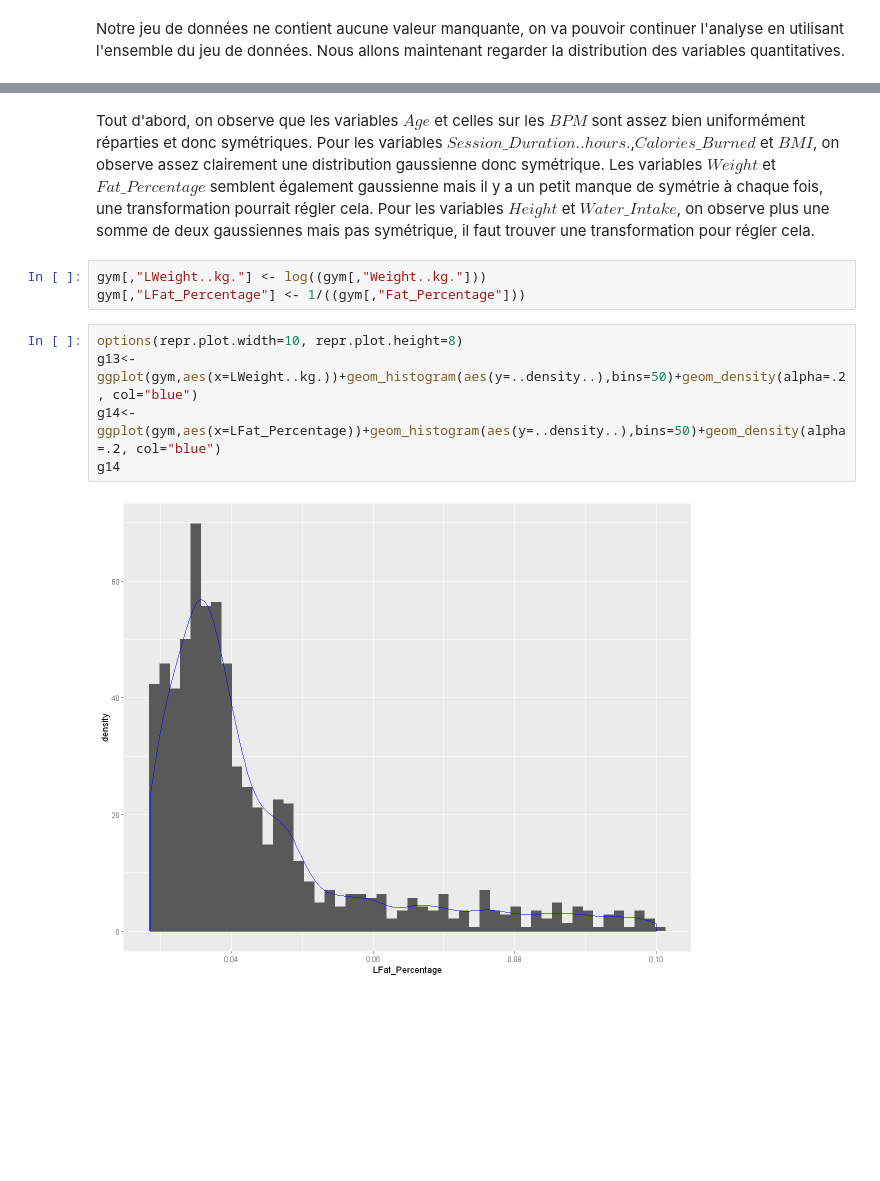
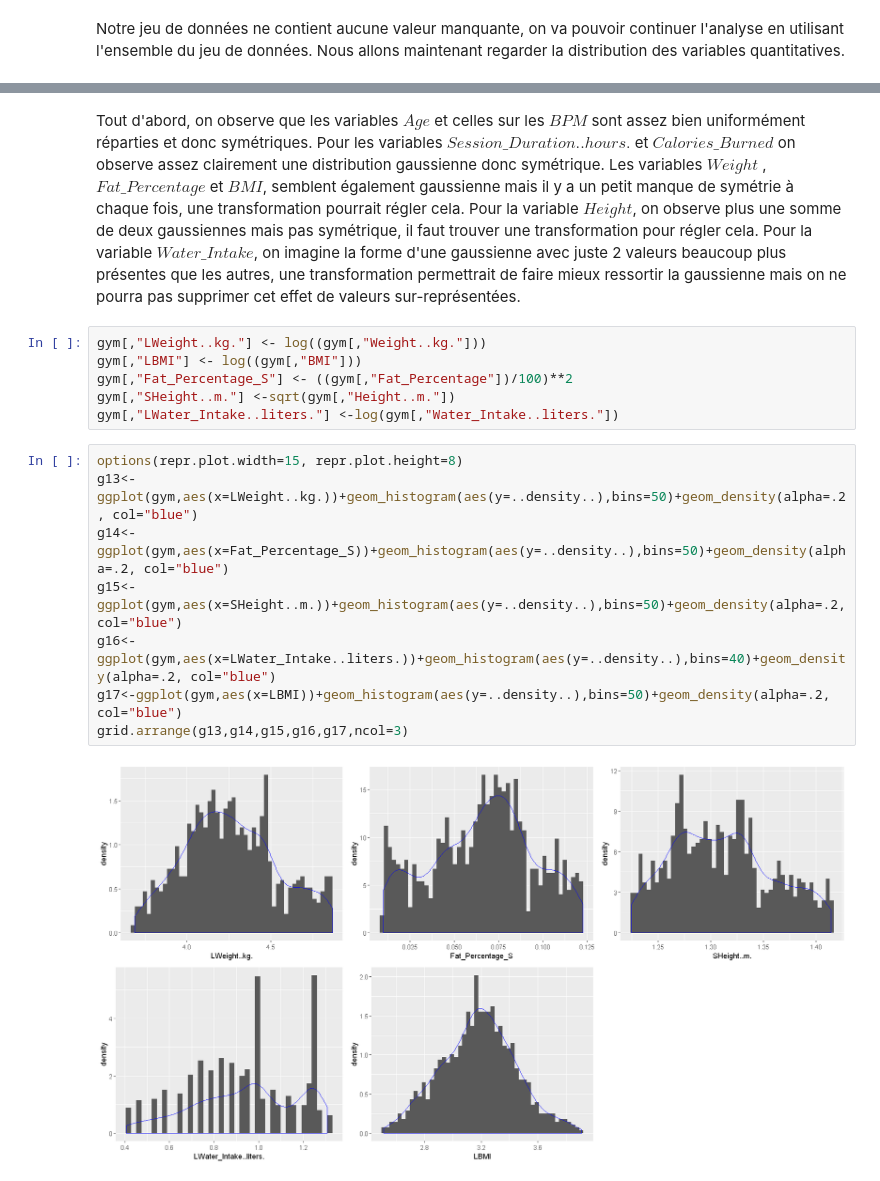
Before and after one commit to P-Point-all/ML_Gym_exercise, a Jupyter notebook: ML_Gym.ipynb, the cells around one changed output, grey strips where cells are left out. Saved outputs shown, nothing was run; the diff lists cells and outputs as text; blank space fills up the shorter version.

Commit message:
Finish transformations
Transformations of variables to get symmetry

```diff
--- a/ML_Gym.ipynb
+++ b/ML_Gym.ipynb
@@ -105,12 +146,19 @@ grid.arrange(g1,g2,g3,g4,g5,g6,g7,g8,g9,g10,g11,g12,ncol=3)
 # %% [markdown]
-Tout d'abord, on observe que les variables $Age$ et celles sur les $BPM$ sont assez bien uniformément réparties et donc symétriques. Pour les variables $Session\_Duration..hours.$,$Calories\_Burned$ et $BMI$, on observe assez clairement une distribution gaussienne donc symétrique. Les variables $Weight$ et $Fat\_Percentage$ semblent également gaussienne mais il y a un petit manque de symétrie à chaque fois, une transformation pourrait régler cela. Pour les variables $Height$ et $ Water\_Intake$, on observe plus une somme de deux gaussiennes mais pas symétrique, il faut trouver une transformation pour régler cela.
+Tout d'abord, on observe que les variables $Age$ et celles sur les $BPM$ sont assez bien uniformément réparties et donc symétriques. Pour les variables $Session\_Duration..hours.$ et $Calories\_Burned$ on observe assez clairement une distribution gaussienne donc symétrique. Les variables $Weight$ , $Fat\_Percentage$ et $BMI$, semblent également gaussienne mais il y a un petit manque de symétrie à chaque fois, une transformation pourrait régler cela. Pour la variable $Height$, on observe plus une somme de deux gaussiennes mais pas symétrique, il faut trouver une transformation pour régler cela.
+Pour la variable $ Water\_Intake$, on imagine la forme d'une gaussienne avec juste 2 valeurs beaucoup plus présentes que les autres, une transformation permettrait de faire mieux ressortir la gaussienne mais on ne pourra pas supprimer cet effet de valeurs sur-représentées.
 # %%
 gym[,"LWeight..kg."] <- log((gym[,"Weight..kg."]))
-gym[,"LFat_Percentage"] <- 1/((gym[,"Fat_Percentage"]))
+gym[,"LBMI"] <- log((gym[,"BMI"]))
+gym[,"Fat_Percentage_S"] <- ((gym[,"Fat_Percentage"])/100)**2
+gym[,"SHeight..m."] <-sqrt(gym[,"Height..m."])
+gym[,"LWater_Intake..liters."] <-log(gym[,"Water_Intake..liters."])
 # %%
-options(repr.plot.width=10, repr.plot.height=8)
+options(repr.plot.width=15, repr.plot.height=8)
 g13<-ggplot(gym,aes(x=LWeight..kg.))+geom_histogram(aes(y=..density..),bins=50)+geom_density(alpha=.2, col="blue")
-g14<-ggplot(gym,aes(x=LFat_Percentage))+geom_histogram(aes(y=..density..),bins=50)+geom_density(alpha=.2, col="blue")
-g14
+g14<-ggplot(gym,aes(x=Fat_Percentage_S))+geom_histogram(aes(y=..density..),bins=50)+geom_density(alpha=.2, col="blue")
+g15<-ggplot(gym,aes(x=SHeight..m.))+geom_histogram(aes(y=..density..),bins=50)+geom_density(alpha=.2, col="blue")
+g16<-ggplot(gym,aes(x=LWater_Intake..liters.))+geom_histogram(aes(y=..density..),bins=40)+geom_density(alpha=.2, col="blue")
+g17<-ggplot(gym,aes(x=LBMI))+geom_histogram(aes(y=..density..),bins=50)+geom_density(alpha=.2, col="blue")
+grid.arrange(g13,g14,g15,g16,g17,ncol=3)
 # %% [output]
-[figure, old version]
+[figure, new version]
```
Also changed, not shown: parts of 6 cells of this notebook.
